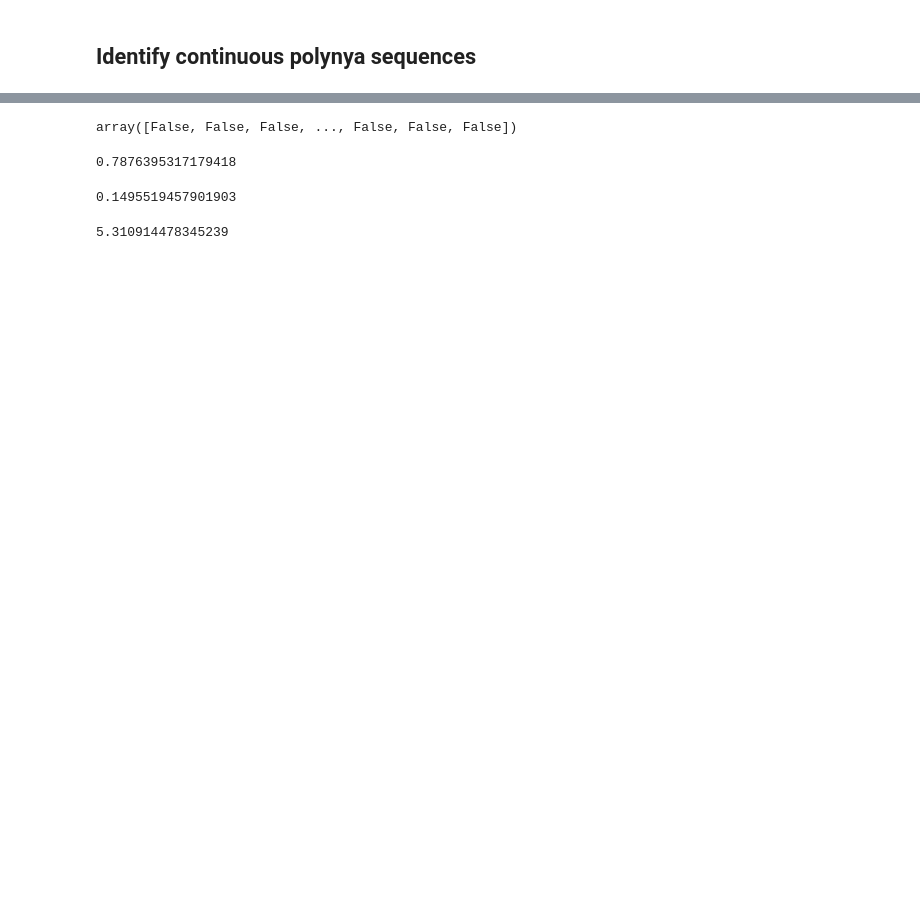
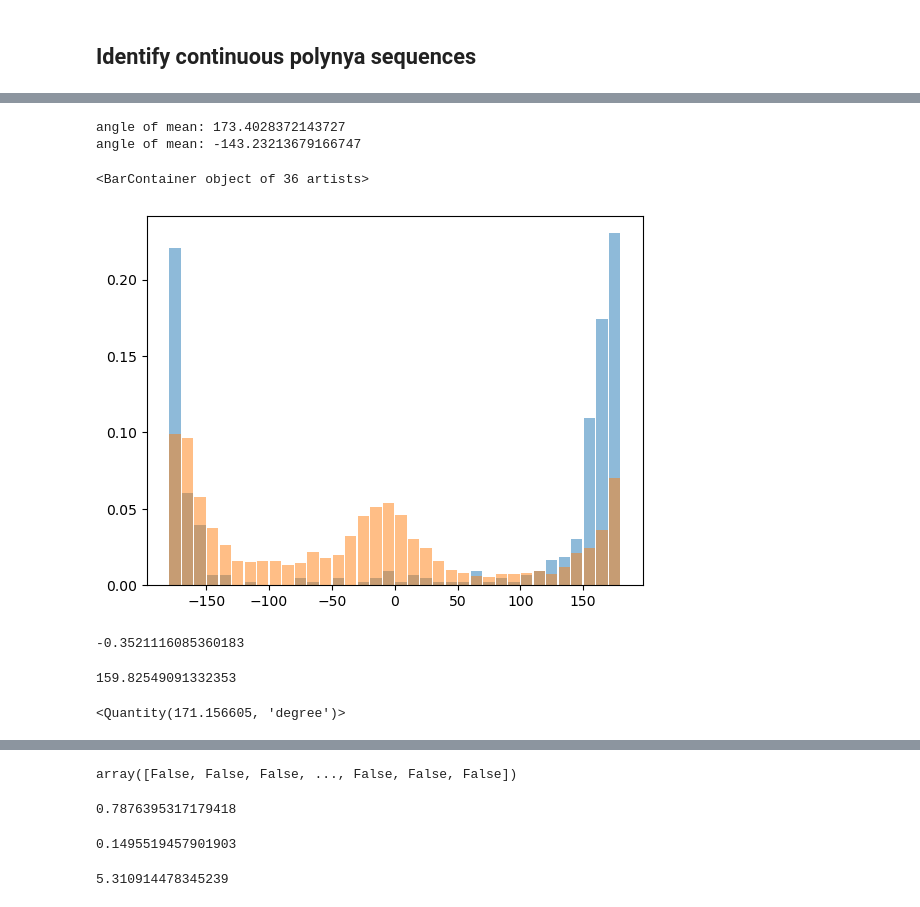
Before and after one commit to mackenziejewell/SBSpolynya, a Jupyter notebook: notebooks/05_WindForcing_Analysis.ipynb, the cells around one changed output, grey strips where cells are left out. Saved outputs shown, nothing was run; the diff lists cells and outputs as text; code cells hidden in the pictures; blank space fills up the shorter version.

```diff
--- a/notebooks/05_WindForcing_Analysis.ipynb
+++ b/notebooks/05_WindForcing_Analysis.ipynb
@@ -676,0 +710,39 @@ for cat in ['event', 'other']:
+# %%
+# bin_edges = np.arange(-20,21,1)
+# bin_edges = np.arange(0,20,1)
+# bin_edges = np.arange(-35,0,2)
+bin_edges = np.arange(-180,181,10)
+bin_w = np.diff(bin_edges)[0]
+bin_centers = bin_edges[:-1] + bin_w/2
+
+cat = 'era'
+
+x = daily_data[cat]['u'][daily_data['pol']['extent']>50]
+t = daily_data[cat]['t2m'][daily_data['pol']['extent']>50]
+s = daily_data[cat]['s'][daily_data['pol']['extent']>50]
+y = daily_data[cat]['v'][daily_data['pol']['extent']>50]
+a = daily_data[cat]['angle'][daily_data['pol']['extent']>50]
+print('angle of mean:', vectors.vector_angle(np.nanmean(x),np.nanmean(y)).magnitude)
+
+var = a
+
+counts,bins=np.histogram(var, bins=bin_edges)
+plt.bar(bin_centers, counts/len(var), width=0.9*bin_w, alpha=0.5)
+
+x = daily_data[cat]['u'][daily_data['pol']['extent']<50]
+t = daily_data[cat]['t2m'][daily_data['pol']['extent']<50]
+s = daily_data[cat]['s'][daily_data['pol']['extent']<50]
+y = daily_data[cat]['v'][daily_data['pol']['extent']<50]
+a = daily_data[cat]['angle'][daily_data['pol']['extent']<50]
+print('angle of mean:', vectors.vector_angle(np.nanmean(x),np.nanmean(y)).magnitude)
+
+
+var = a
+
+counts,bins=np.histogram(var, bins=bin_edges)
+plt.bar(bin_centers, counts/len(var), width=0.9*bin_w, alpha=0.5)
+# %% [output]
+angle of mean: 173.4028372143727
+angle of mean: -143.23213679166747
+<BarContainer object of 36 artists>
+[figure, added]
@@ -676,0 +751,21 @@ for cat in ['event', 'other']:
+# %%
+# original vector components
+xp2 = daily_data['ppd']['u']
+yp2 = daily_data['ppd']['v']
+
+xp = xp2[np.isfinite(xp2)&np.isfinite(yp2)]
+yp = yp2[np.isfinite(xp2)&np.isfinite(yp2)]
+
+varell = tanalyze.variance_ellipses(xp,yp)
+xm = vectors.comp_along_theta(xp, yp, varell['theta_m'] * units('rad'))
+ym = vectors.comp_along_theta(xp, yp, (varell['theta_m']+np.pi/2) * units('rad'))
+# %% [output]
+-0.3521116085360183
+# %%
+(varell['theta_m']*180/np.pi)+180
+# %% [output]
+159.82549091332353
+# %%
+vectors.vector_angle(np.nanmean(xp), np.nanmean(yp))
+# %% [output]
+<Quantity(171.156605, 'degree')>
```
Also changed, not shown: parts of 13 cells of this notebook, 1 other file.
